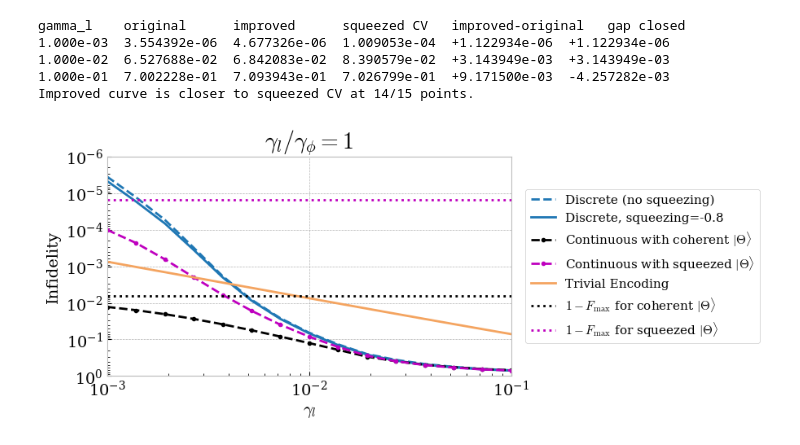
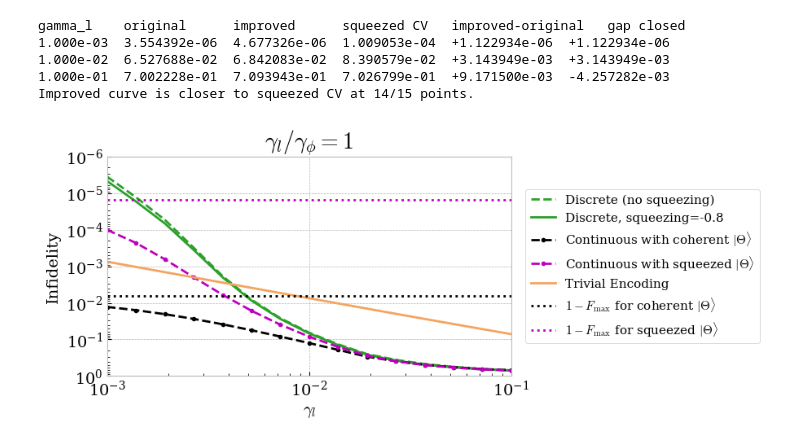
Before and after one commit to RosenblumLab/BosonicEntanglementDistillation, a Jupyter notebook: notebook/break_even_gamma_ratio_alpha7_photon_improved.ipynb, the cells around one changed output. Drawn from its saved outputs; the diff is of its cells as text; code cells hidden in the pictures.

```diff
--- a/notebook/break_even_gamma_ratio_alpha7_photon_improved.ipynb
+++ b/notebook/break_even_gamma_ratio_alpha7_photon_improved.ipynb
@@ -191,8 +191,8 @@ Improved curve is closer to squeezed CV at 14/15 points.
 def plot_break_even(ax, data):
     gamma = gamma_loss_list
     # ax.loglog(gamma, 1 - real_array(data["fid_discrete"]), "g-", label="Discrete")
-    ax.loglog(gamma, improved_infidelity_squeezing_0, color="tab:blue", linestyle="--", label="Discrete (no squeezing)")
-    ax.loglog(gamma, improved_infidelity, color="tab:blue", label="Discrete, squeezing=-0.8")
+    ax.loglog(gamma, improved_infidelity_squeezing_0, color="tab:green", linestyle="--", label="Discrete (no squeezing)")
+    ax.loglog(gamma, improved_infidelity, color="tab:green", label="Discrete, squeezing=-0.8")
     ax.loglog(gamma, 1 - real_array(data["fid_continuous"]), "k.--", label=r"Continuous with coherent $|\Theta\rangle$")
     ax.loglog(gamma, 1 - real_array(data["fid_continuous_sq"]), "m.--", label=r"Continuous with squeezed $|\Theta\rangle$")
 
@@ -218,34 +218,34 @@ def plot_break_even(ax, data):
     # )
     # ax.fill_between(
     #     gamma,
     #     1 - real_array(data["fid_discrete_minus_sq"]),
     #     1 - real_array(data["fid_discrete_plus_sq"]),
     #     color="g",
     #     alpha=0.3,
     # )
     ax.axhline(limit, color="k", linestyle=":", label=r"$1-F_{\mathrm{max}}$ for coherent $|\Theta\rangle$")
     ax.axhline(limit_sq, color="m", linestyle=":", label=r"$1-F_{\mathrm{max}}$ for squeezed $|\Theta\rangle$")
     ax.set_xlabel(r"$\gamma_l$", fontsize=15)
     ax.set_ylabel("Infidelity", fontsize=14)
     ax.set_ylim([1, 1e-6])
     ax.set_xlim([gamma.min(), gamma.max()])
     ax.grid(linestyle="--", linewidth=0.5)
     ax.set_title(r"$\gamma_l/\gamma_\phi=1$")
     ax.legend(
         loc="center left",
         bbox_to_anchor=(1.02, 0.5),
         prop={"size": 11},
         framealpha=1,
     )
 
 fig, ax = plt.subplots(dpi=100, figsize=(6.4, 3.5))
 plot_break_even(ax, baseline)
 figure_stem = "continuous_vs_discrete_alpha=7_gamma_l_over_gamma_phi=1_photon_improved"
 fig.savefig(PLOTS_DIR / f"{figure_stem}.svg", bbox_inches="tight")
 fig.savefig(PLOTS_DIR / f"{figure_stem}.pdf", bbox_inches="tight")
 plt.show()
 # %% [output]
-[figure, old version]
+[figure, new version]
 # %%
 appendix_paths = {
     0.1: RESULTS_DIR / (
```
Also changed, not shown: parts of 2 cells of this notebook, 1 other file.
